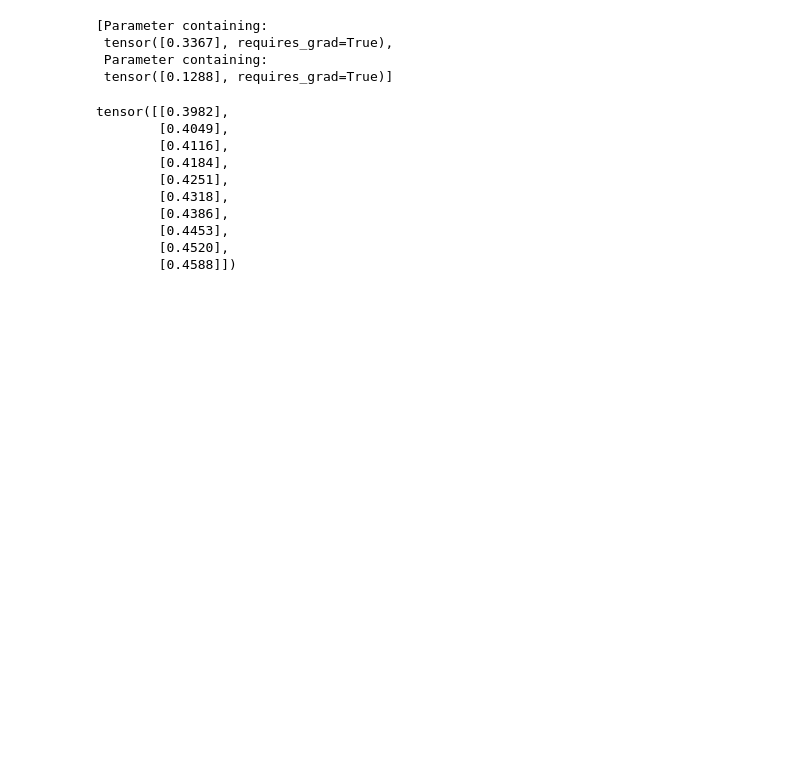
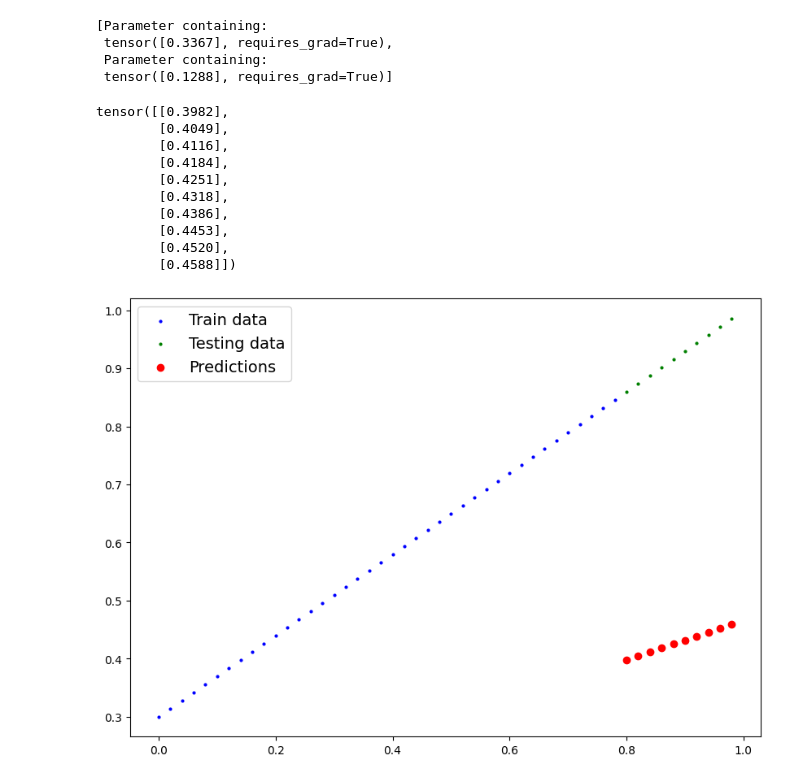
Before and after one commit to Avijitma123/DeepLearning, a Jupyter notebook: pytorch-2.ipynb, the cells around one changed output. Saved outputs shown, nothing was run; the diff lists cells and outputs as text; code cells hidden in the pictures; blank space fills up the shorter version.

```diff
--- a/pytorch-2.ipynb
+++ b/pytorch-2.ipynb
@@ -121,3 +121,7 @@ tensor([[0.3982],
         [0.4453],
         [0.4520],
         [0.4588]])
+# %%
+plot_predictions(predictions=y_preds);
+# %% [output]
+[figure, added]
```
Also changed, not shown: parts of 4 cells of this notebook.
